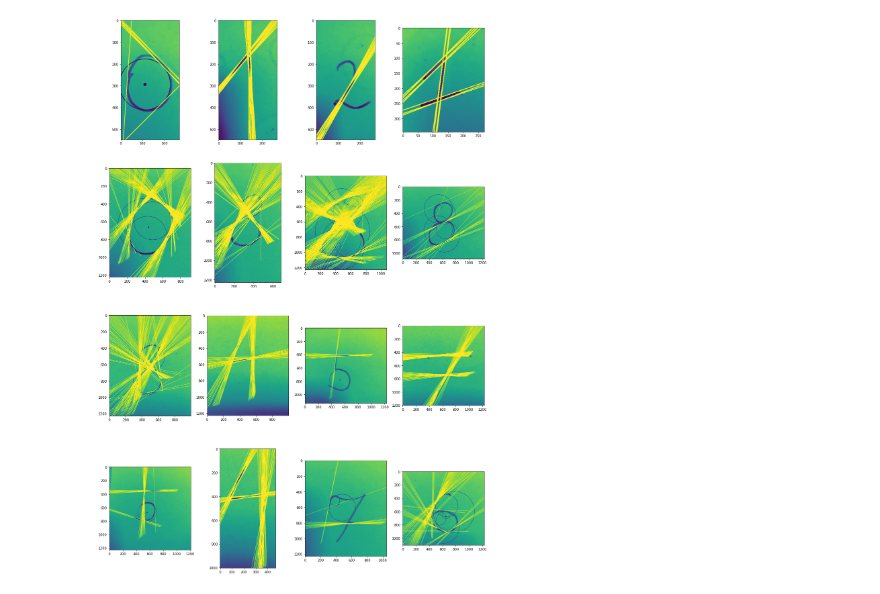
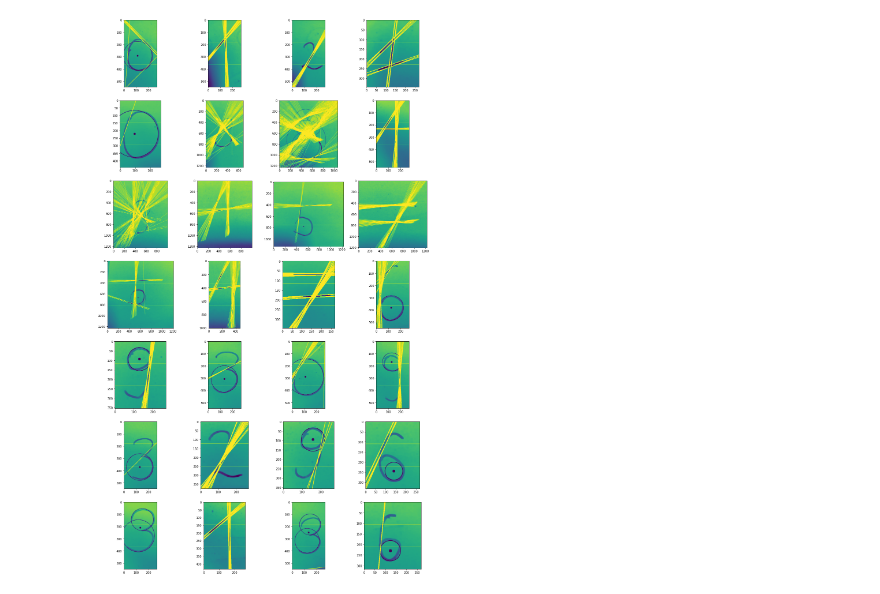
Before and after one commit to Szymon-Krysztopolski/Rozpoznawanie_liczb_ze_zdj, a Jupyter notebook: Calculator.ipynb, the cells around one changed output. Cells and saved outputs as stored; diff of their text form; code cells hidden in the pictures.

```diff
--- a/Calculator.ipynb
+++ b/Calculator.ipynb
@@ -4,10 +4,10 @@ import numpy as np
 import cv2
 from skimage import morphology, feature
 
-n=16
+n=28
 plt_m=4
-plt_n=int(n/plt_m)
-fsize=(20,30)
+plt_n=int(np.ceil(n/plt_m))
+fsize=(20,35)
 
 scale_percent = 60
 border_1 = 0.9
@@ -15,14 +15,21 @@ border_2 = 0.3
 border_3 = 0.2
 border_4 = 0.95
 border_5=0.00008
-proc_lines_domination = 0.8
-min_sum_lines = 5
+proc_lines_domination = 0.85
+min_sum_lines = 1
 min_lines_on_center = 20
+
+lh5=1.4
+lv5=0.8
 
 sq1=10
 sq2=3
 
-expected=[0,1,2,1,0,8,8,8,8,4,5,7,5,4,7,6]
+expected=[0,1,2,1,0,8,8,4,8,4,5,7,5,4,7,6,9,3,0,9,3,2,9,6,3,1,3,6]
+good=0
+wrong=0
+none=0
+
 pictures=[]
 for i in range(n):
     tmp=str(i)
@@ -33,9 +40,16 @@ for i in range(n):
 def avg(x):
     return int(sum(x)/len(x))
 
+def comp_linest(a,b):
+    m=max(a,b)
+    if m == 0:
+        return 0
+    else:
+        return int((min(a,b)/m))
+
 def main():
 
-    global plt_m,plt_n,n
+    global plt_m,plt_n,n,good,wrong,none
     plt.figure(figsize=fsize)
     sub=1
 
@@ -72,6 +86,7 @@ def main():
             minRadius=0,
             maxRadius=0
         )
+        num_of_circ=0
         if circles is not None:
             circles = np.uint16(np.around(circles))
             for i in circles[0,:]:
@@ -82,7 +97,10 @@ def main():
             circ_avg_x=avg(circles[0,:,0])
             circ_avg_y=avg(circles[0,:,1])
             cv2.circle(img,(circ_avg_x,circ_avg_y),2,(0,255,255),10)
+            num_of_circ=len(circles[0,:])
 
+        img[int(height*(1/3)),:]=255
+        img[int(height*(2/3)),:]=255
         #----------------------------------------------------------
         lines_H=0
         lines_V=0
@@ -121,34 +139,49 @@ def main():
         #----------------------------------------------------------
         suma=sum([lines_H,lines_V,lines_slash,lines_bslash])
 
-        if suma > min_sum_lines:
-            if ((lines_slash)/suma) >= proc_lines_domination:
-                number=2
-            elif ((lines_H+lines_slash)/suma) >= proc_lines_domination:
-                    number=7
-            elif circles is None:
-                if ((lines_H+lines_slash)/suma) >= proc_lines_domination:
+        if suma >= min_sum_lines:
+            if num_of_circ==0:
+                if ((lines_slash)/suma) >= proc_lines_domination:
+                    number=2
+                elif ((lines_H+lines_slash)/suma) >= proc_lines_domination:
                     number=7
                 elif ((lines_V+lines_slash)/suma) >= proc_lines_domination:
                     number=1
                 else: number=4
                 #print("Photo num ",sub-1,": ",lines_H,lines_V,lines_slash,lines_bslash)
-            elif len(circles[0,:])==1:
-                if ((lines_H+lines_V)/suma) >= proc_lines_domination:
-                    number=5
-                else:
-                    number=0
             elif lines_on_center>=min_lines_on_center:
                 number=8
+            elif num_of_circ==1 and ((lh5*lines_H+lv5*lines_V)/suma) >= proc_lines_domination and not(circ_avg_y<(1/3)*height):
+                number=5
+        if number=="none":
+            if num_of_circ==1:
+                if circ_avg_y<(1/3)*height:
+                    number=9
+                elif (1/3)*height<circ_avg_y<(2/3)*height:
+                    number=0
+                else:
+                    number=6
+            elif num_of_circ==2:
+                number=3
         #----------------------------------------------------------
         tmp=str(sub-1)
         if(sub-1<10):
             tmp='0'+tmp
-        print("Photo num",tmp,"is: ",number,"\t expected: ",expected[sub-1])
-
+        if number==expected[sub-1]:
+            status='ok'
+            good+=1
+        elif number=="none":
+            status='none'
+            none+=1
+        else:
+            status='error'
+            wrong+=1
+        if(status!='ok'):
+            print("Photo num",tmp,"is: ",number,"\t expected: ",expected[sub-1],status,)
         plt.imshow(img)
         sub+=1
         #----------------------------------------------------------
+    print("good: ",good,"\nwrong:",wrong,"\nnone: ",none)
     plt.show()
 
 
@@ -174 +196 @@ Photo num 15 is:  none   expected:  6
-[figure, old version]
+[figure, new version]
```
Also changed, not shown: parts of 1 cell of this notebook, 16 other files.
